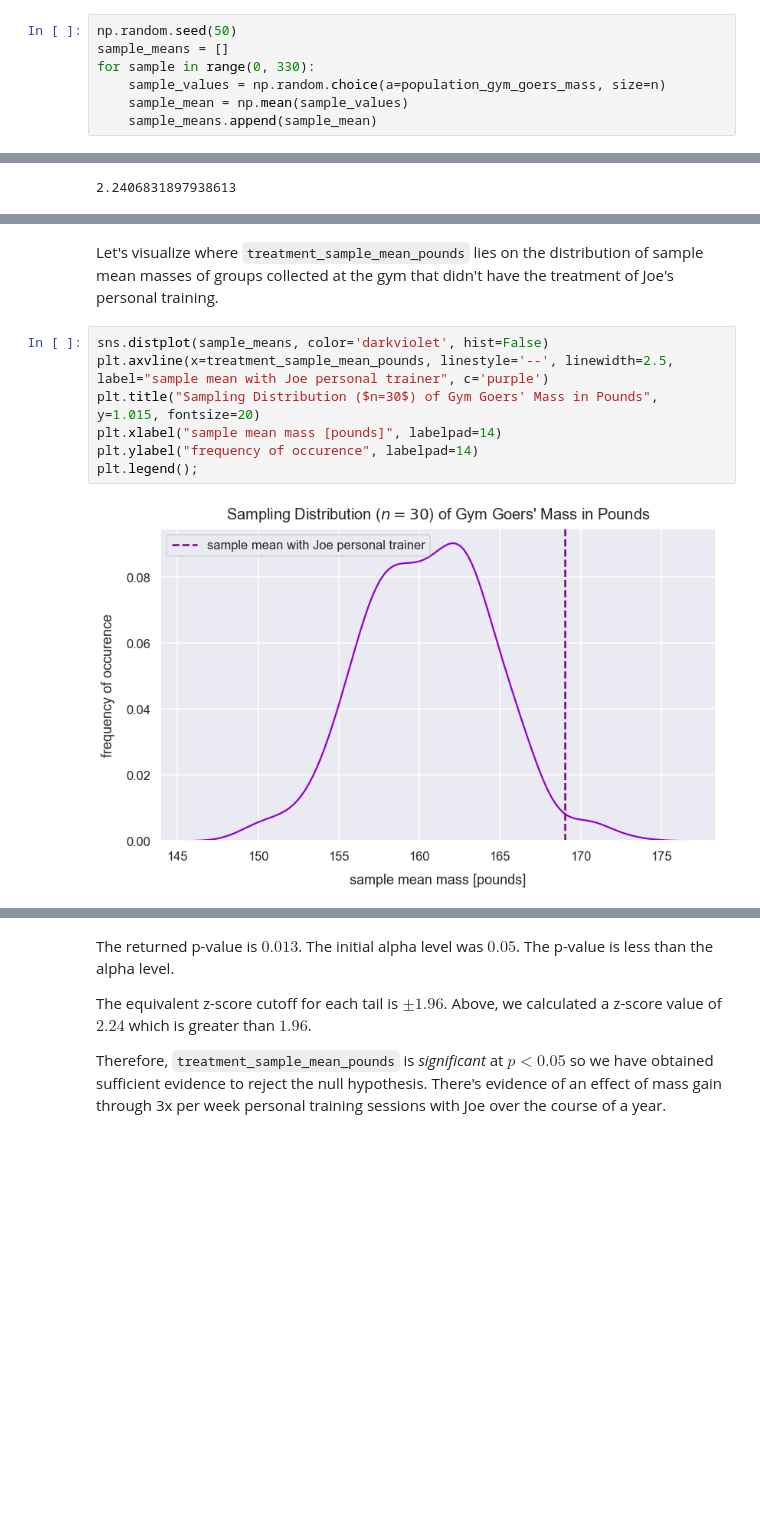
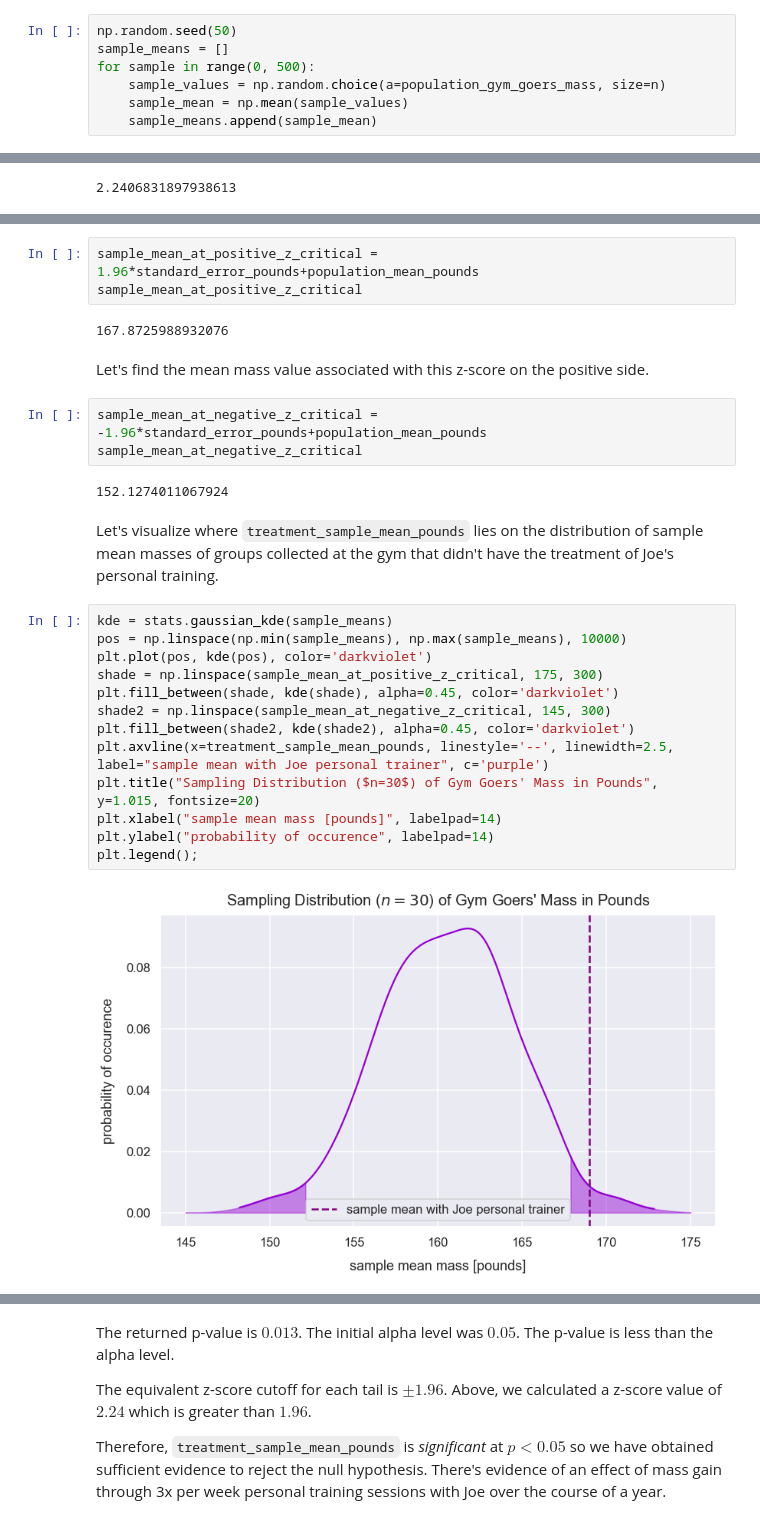
Before and after one commit to frieds/frieds.github.io, a Jupyter notebook: math/z_tests.ipynb, the cells around one changed output, grey strips where cells are left out. Cells and saved outputs as stored; diff of their text form; blank space fills up the shorter version.

Commit message:
new post on intro to t tests and one sample t test

```diff
--- a/math/z_tests.ipynb
+++ b/math/z_tests.ipynb
@@ -267,7 +305,7 @@ Create the sampling distribution from the population in order to be able to comp
 # %%
 np.random.seed(50)
 sample_means = []
-for sample in range(0, 330):
+for sample in range(0, 500):
     sample_values = np.random.choice(a=population_gym_goers_mass, size=n)
     sample_mean = np.mean(sample_values)
     sample_means.append(sample_mean)
@@ -310,12 +354,30 @@ z_score
+# %%
+sample_mean_at_positive_z_critical = 1.96*standard_error_pounds+population_mean_pounds
+sample_mean_at_positive_z_critical
+# %% [output]
+167.8725988932076
+# %% [markdown]
+Let's find the mean mass value associated with this z-score on the positive side.
+# %%
+sample_mean_at_negative_z_critical = -1.96*standard_error_pounds+population_mean_pounds
+sample_mean_at_negative_z_critical
+# %% [output]
+152.1274011067924
 # %% [markdown]
 Let's visualize where `treatment_sample_mean_pounds` lies on the distribution of sample mean masses of groups collected at the gym that didn't have the treatment of Joe's personal training.
 # %%
-sns.distplot(sample_means, color='darkviolet', hist=False)
+kde = stats.gaussian_kde(sample_means)
+pos = np.linspace(np.min(sample_means), np.max(sample_means), 10000)
+plt.plot(pos, kde(pos), color='darkviolet')
+shade = np.linspace(sample_mean_at_positive_z_critical, 175, 300)
+plt.fill_between(shade, kde(shade), alpha=0.45, color='darkviolet')
+shade2 = np.linspace(sample_mean_at_negative_z_critical, 145, 300)
+plt.fill_between(shade2, kde(shade2), alpha=0.45, color='darkviolet')
 plt.axvline(x=treatment_sample_mean_pounds, linestyle='--', linewidth=2.5, label="sample mean with Joe personal trainer", c='purple')
 plt.title("Sampling Distribution ($n=30$) of Gym Goers' Mass in Pounds", y=1.015, fontsize=20)
 plt.xlabel("sample mean mass [pounds]", labelpad=14)
-plt.ylabel("frequency of occurence", labelpad=14)
+plt.ylabel("probability of occurence", labelpad=14)
 plt.legend();
 # %% [output]
-[figure, old version]
+[figure, new version]
 # %% [markdown]
```
Also changed, not shown: parts of 24 cells of this notebook, 19 other files.
